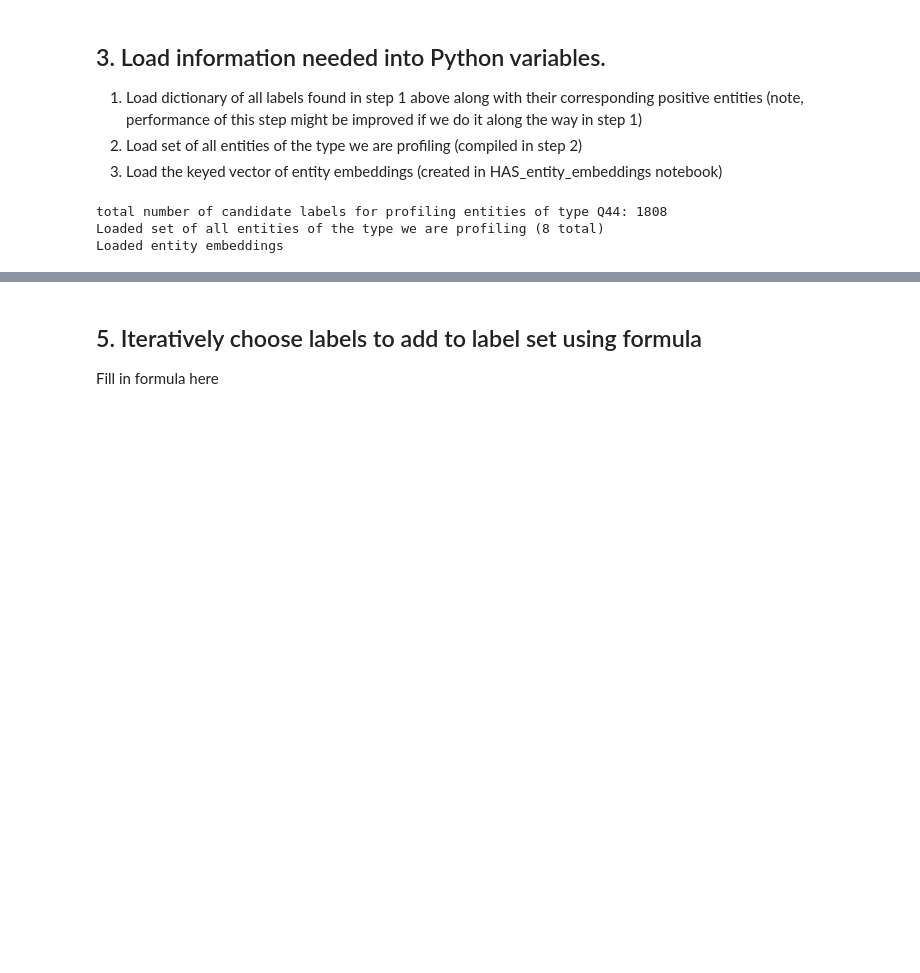
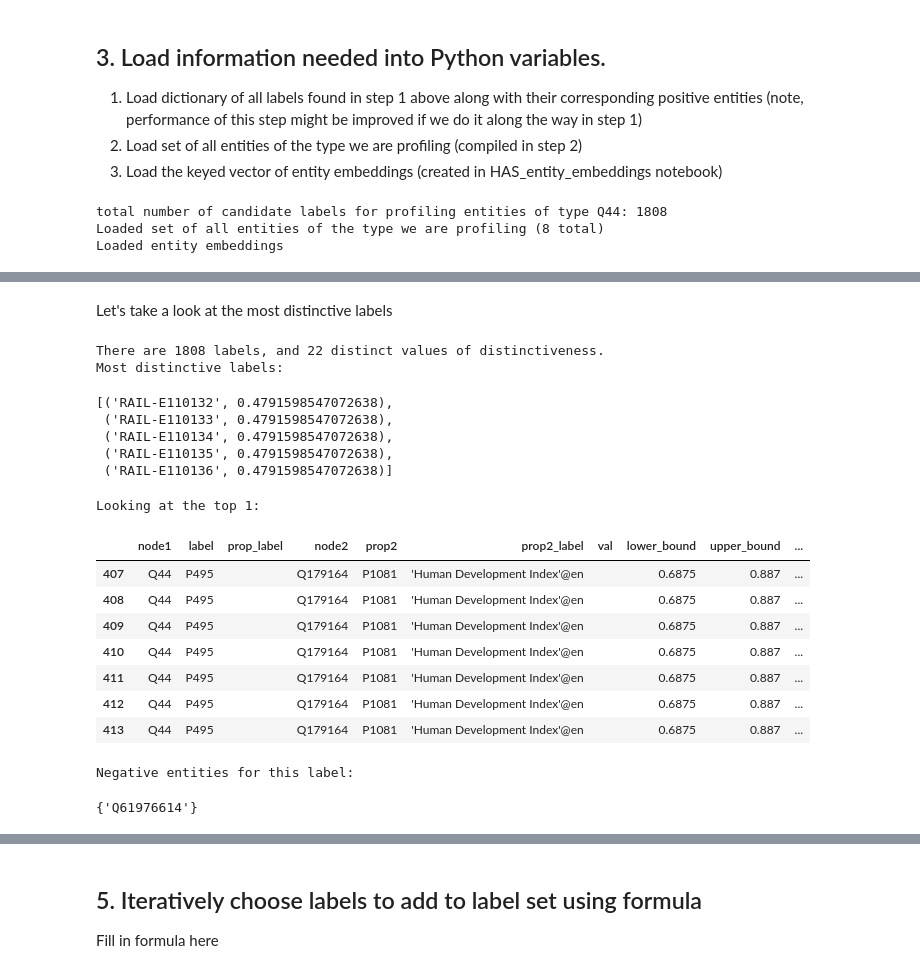
Before and after one commit to nicklein/kgtk, a Jupyter notebook: entity_profiling/select_final_label_set.ipynb, the cells around one changed output, grey strips where cells are left out. Cells and saved outputs as stored; diff of their text form; code cells hidden in the pictures; blank space fills up the shorter version.

```diff
--- a/entity_profiling/select_final_label_set.ipynb
+++ b/entity_profiling/select_final_label_set.ipynb
@@ -362,0 +368,22 @@ distinct_of_label = {}
+# %%
+%%time
+distinct_of_label = {}
+# todo - use comprehension instead of loop
+for label, pos_ents in label_to_entities.items():
+    # average internal similarity
+    if len(pos_ents) < 2:
+        internal_similarity = 0 # see note in section header above
+    else:
+#         # way 1 - might be faster...
+#         pos_ent_embeds = entity_embeddings[pos_ents]
+#         avg_internal_similarity = np.sum([np.sum(entity_embeddings.cosine_similarities(pos_ent_embeds[i], pos_ent_embeds[i+1:])) for i in range(len(pos_ents))]) / len(pos_ents)**2
+        # way 2 - clearer...
+        pairs = list(itertools.combinations(pos_ents,2))
+        avg_internal_similarity = np.sum([entity_embeddings.similarity(e1, e2) for (e1, e2) in pairs]) / len(pairs)
+
+    # average external similarity
+    neg_ents = list(all_ents_in_type - set(pos_ents))
+    pairs = list(itertools.product(pos_ents, neg_ents))
+    avg_external_similarity = np.sum([entity_embeddings.similarity(e1, e2) for (e1, e2) in pairs]) / len(pairs)
+
+    distinct_of_label[label] = avg_internal_similarity - avg_external_similarity
@@ -362,0 +393,32 @@ distinct_of_label = {}
+# %% [markdown]
+Let's take a look at the most distinctive labels
+# %%
+print("There are {} labels, and {} distinct values of distinctiveness.".format(len(distinct_of_label),len(set(distinct_of_label.values()))))
+print("Most distinctive labels:")
+most_distinct = sorted(distinct_of_label.items(), key=lambda item: item[1], reverse=True)[:5]
+display(most_distinct)
+print("Looking at the top 1:")
+label_id = most_distinct[0][0]
+cols_to_display = ["node1", "label", "prop_label", "node2", "prop2", "prop2_label", "val", "lower_bound", "upper_bound", "si_units", "wd_units", "entity"]
+display(labels_df.loc[labels_df["label_id"]==label_id,:].fillna("")[cols_to_display])
+print("Negative entities for this label:")
+display(all_ents_in_type - set(label_to_entities[label_id]))
+# %% [output]
+There are 1808 labels, and 22 distinct values of distinctiveness.
+Most distinctive labels:
+[('RAIL-E110132', 0.4791598547072638),
+ ('RAIL-E110133', 0.4791598547072638),
+ ('RAIL-E110134', 0.4791598547072638),
+ ('RAIL-E110135', 0.4791598547072638),
+ ('RAIL-E110136', 0.4791598547072638)]
+Looking at the top 1:
+|  | node1 | label | prop_label | node2 | prop2 | prop2_label | val | lower_bound | upper_bound | ... |
+| 407 | Q44 | P495 |  | Q179164 | P1081 | 'Human Development Index'@en |  | 0.6875 | 0.887 | ... |
+| 408 | Q44 | P495 |  | Q179164 | P1081 | 'Human Development Index'@en |  | 0.6875 | 0.887 | ... |
+| 409 | Q44 | P495 |  | Q179164 | P1081 | 'Human Development Index'@en |  | 0.6875 | 0.887 | ... |
+| 410 | Q44 | P495 |  | Q179164 | P1081 | 'Human Development Index'@en |  | 0.6875 | 0.887 | ... |
+| 411 | Q44 | P495 |  | Q179164 | P1081 | 'Human Development Index'@en |  | 0.6875 | 0.887 | ... |
+| 412 | Q44 | P495 |  | Q179164 | P1081 | 'Human Development Index'@en |  | 0.6875 | 0.887 | ... |
+| 413 | Q44 | P495 |  | Q179164 | P1081 | 'Human Development Index'@en |  | 0.6875 | 0.887 | ... |
+Negative entities for this label:
+{'Q61976614'}
```
Also changed, not shown: parts of 9 cells of this notebook.
